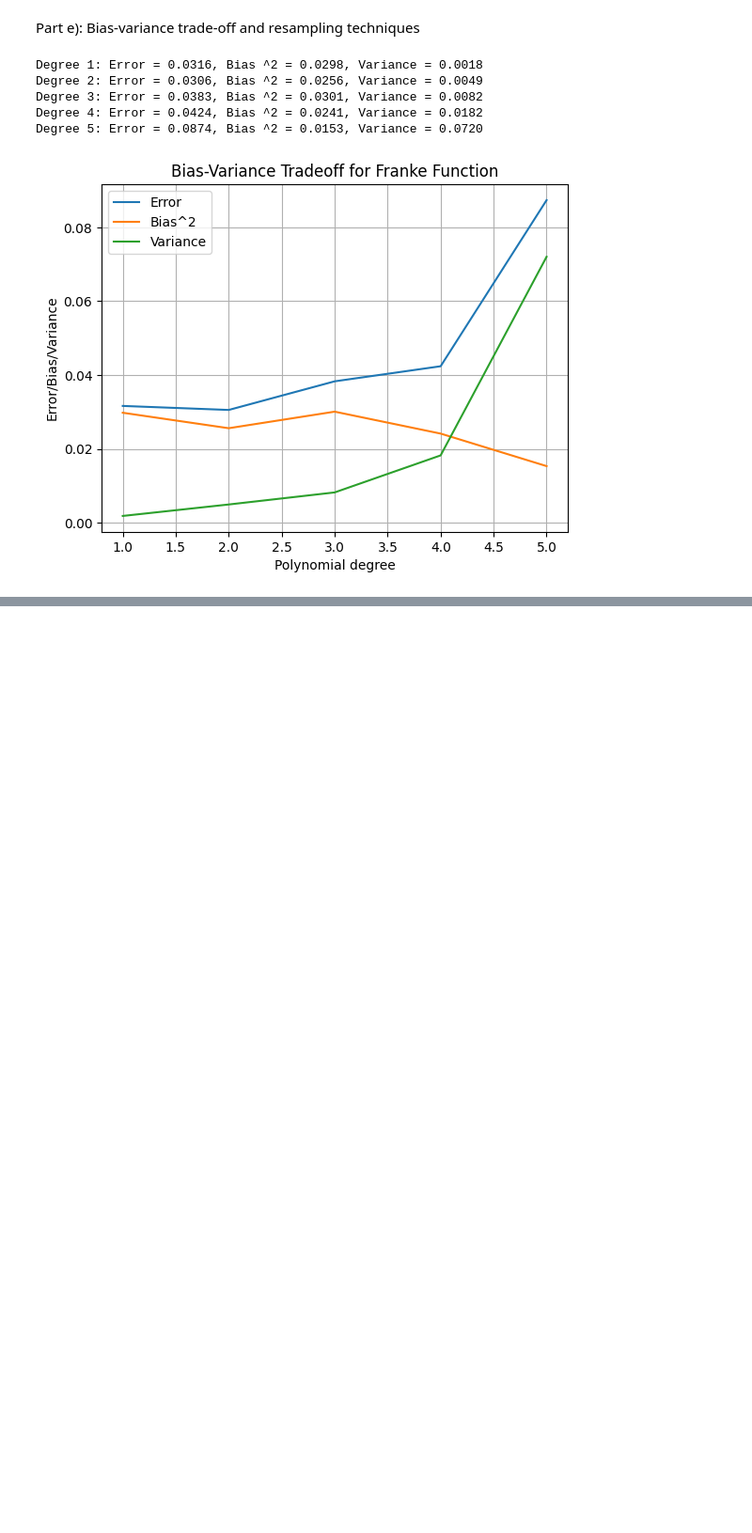
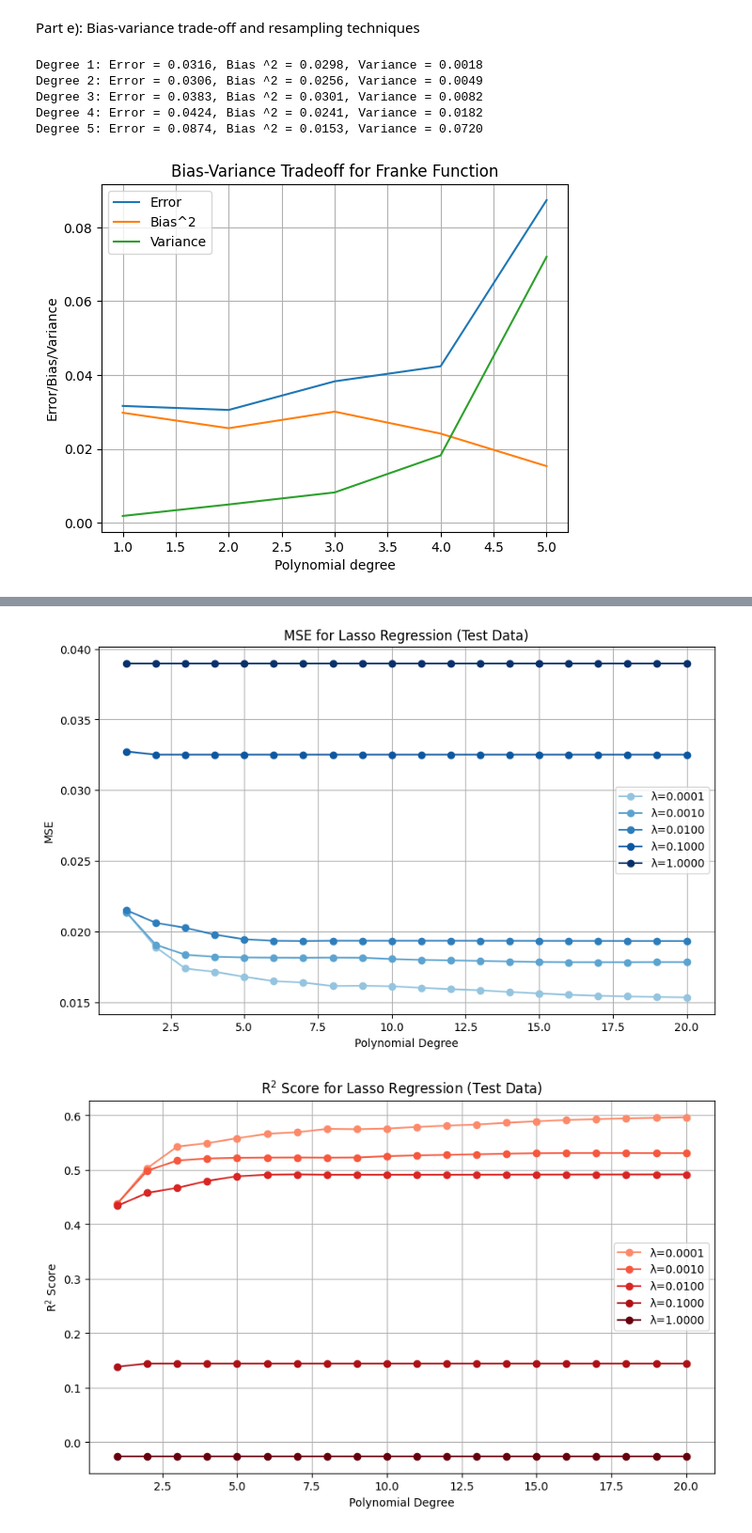
Before and after one commit to tiriltk/FYSSTK4155, a Jupyter notebook: Project1/project1code.ipynb, the cells around one changed output, grey strips where cells are left out. Shown at 94% size. Drawn from its saved outputs; the diff is of its cells as text; code cells hidden in the pictures; blank space fills up the shorter version.

```diff
--- a/Project1/project1code.ipynb
+++ b/Project1/project1code.ipynb
@@ -447,0 +684,64 @@ Degree 5: Error = 0.0874, Bias ^2 = 0.0153, Variance = 0.0720
+# %%
+MSE_Lasso_train = np.zeros((len(degrees), len(lambdas)))
+MSE_Lasso_test = np.zeros((len(degrees), len(lambdas)))
+R2_Lasso_train = np.zeros((len(degrees), len(lambdas)))
+R2_Lasso_test = np.zeros((len(degrees), len(lambdas)))
+
+# Apply Lasso regression for each degree and lambda
+for i, deg in enumerate(degrees):
+    X = create_X(x_scaled, y_scaled, n=deg)
+    X = X[:, 1:]  # Remove the intercept
+
+    X_train, X_test, z_train, z_test = train_test_split(X, z_scaled, test_size=0.2, random_state=42)
+
+    # Scale the data
+    scaler = StandardScaler()
+    X_train_scaled = scaler.fit_transform(X_train)
+    X_test_scaled = scaler.transform(X_test)
+
+    z_train_mean = np.mean(z_train)
+    z_train_scaled = z_train - z_train_mean
+    z_test_scaled = z_test - z_train_mean
+
+    for j, lmb in enumerate(lambdas):
+        # Lasso regression with varying lambda values
+        lasso = Lasso(alpha=lmb, max_iter=10000)
+        lasso.fit(X_train_scaled, z_train_scaled)
+
+        y_train_pred = lasso.predict(X_train_scaled) + z_train_mean
+        y_test_pred = lasso.predict(X_test_scaled) + z_train_mean
+
+        # Compute MSE and R²
+        MSE_Lasso_train[i, j] = mean_squared_error(z_train, y_train_pred)
+        MSE_Lasso_test[i, j] = mean_squared_error(z_test, y_test_pred)
+        R2_Lasso_train[i, j] = r2_score(z_train, y_train_pred)
+        R2_Lasso_test[i, j] = r2_score(z_test, y_test_pred)
+
+# Plotting results
+
+# Plot MSE for Lasso on test data
+mse_colors = plt.cm.Blues(np.linspace(0.4, 1, len(lambdas)))
+plt.figure(figsize=(10, 6))
+for j, lmb in enumerate(lambdas):
+    plt.plot(degrees, MSE_Lasso_test[:, j], marker='o', label=f'λ={lmb:.4f}', color=mse_colors[j])
+plt.xlabel('Polynomial Degree')
+plt.ylabel('MSE')
+plt.title('MSE for Lasso Regression (Test Data)')
+plt.legend()
+plt.grid(True)
+plt.show()
+
+# Plot R² for Lasso on test data
+r2_colors = plt.cm.Reds(np.linspace(0.4, 1, len(lambdas)))
+plt.figure(figsize=(10, 6))
+for j, lmb in enumerate(lambdas):
+    plt.plot(degrees, R2_Lasso_test[:, j], marker='o', label=f'λ={lmb:.4f}', color=r2_colors[j])
+plt.xlabel('Polynomial Degree')
+plt.ylabel('R$^2$ Score')
+plt.title('R$^2$ Score for Lasso Regression (Test Data)')
+plt.legend()
+plt.grid(True)
+plt.show()
+# %% [output]
+[figure, added]
+[figure, added]
```
Also changed, not shown: parts of 8 cells of this notebook.
